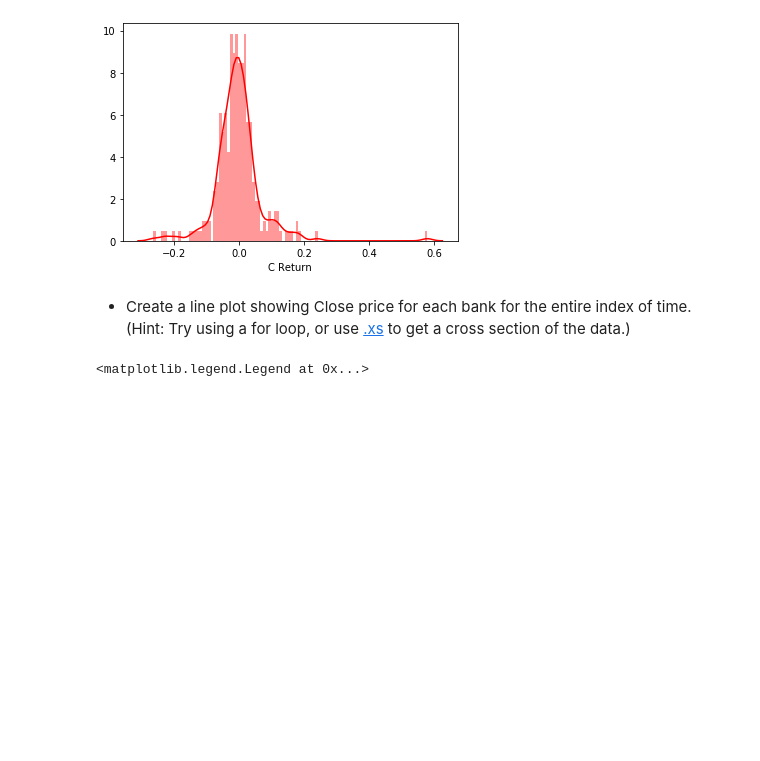
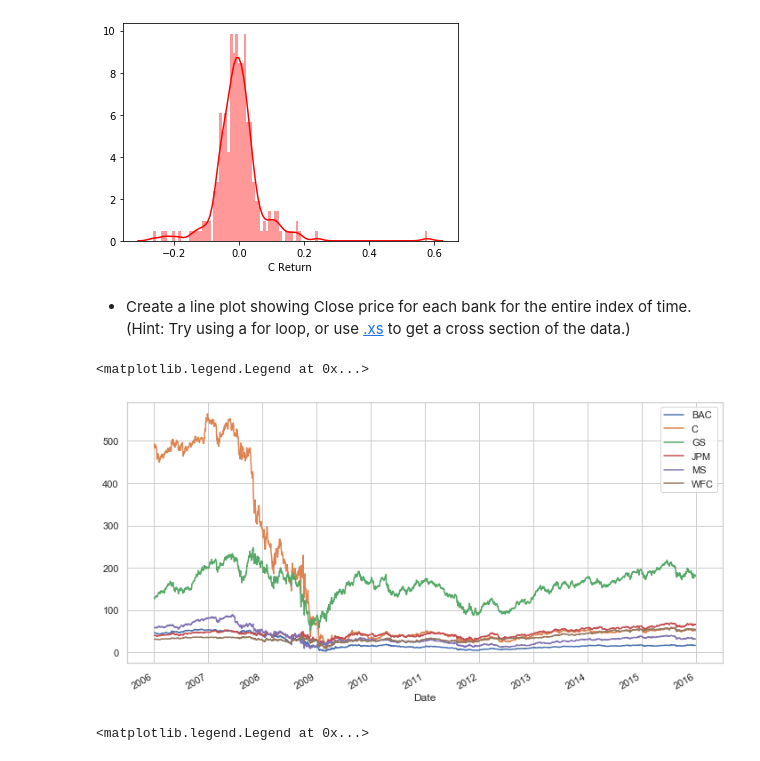
Before and after one commit to k21k/Python-Notes, a Jupyter notebook: Exercises - Qasim/Capstone Project 2/Finance Project.ipynb, the cells around one changed output. Drawn from its saved outputs; the diff is of its cells as text; code cells hidden in the pictures; blank space fills up the shorter version.

```diff
--- a/Exercises - Qasim/Capstone Project 2/Finance Project.ipynb
+++ b/Exercises - Qasim/Capstone Project 2/Finance Project.ipynb
@@ -315,6 +414,15 @@ import cufflinks as cf
 cf.go_offline()
 # %% [markdown]
 * Create a line plot showing Close price for each bank for the entire index of time. (Hint: Try using a for loop, or use [.xs](http://pandas.pydata.org/pandas-docs/stable/generated/pandas.DataFrame.xs.html) to get a cross section of the data.)
+# %%
+list_bank = ['BAC','C','GS','JPM','MS','WFC']
+
+for price in list_bank:
+    bank_stock[price]["Close"].plot(label=price,figsize=(12,6))
+plt.legend()
+# %% [output]
+<matplotlib.legend.Legend at 0x...>
+[figure, added]
 # %%
 # Using for loop
 # %% [output]
```
Also changed, not shown: parts of 21 cells of this notebook, 2 other files.
